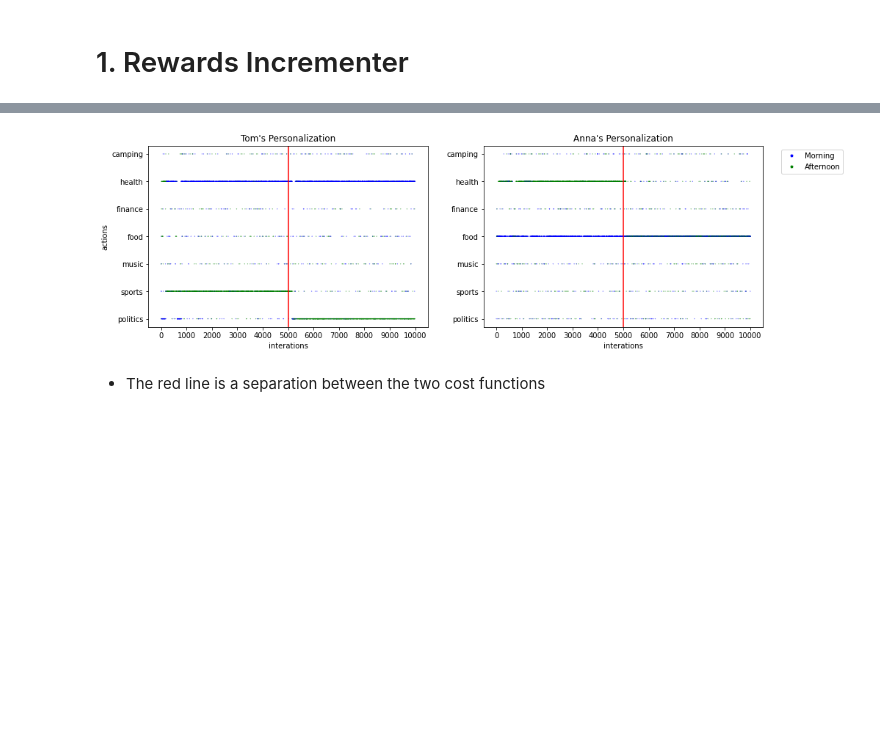
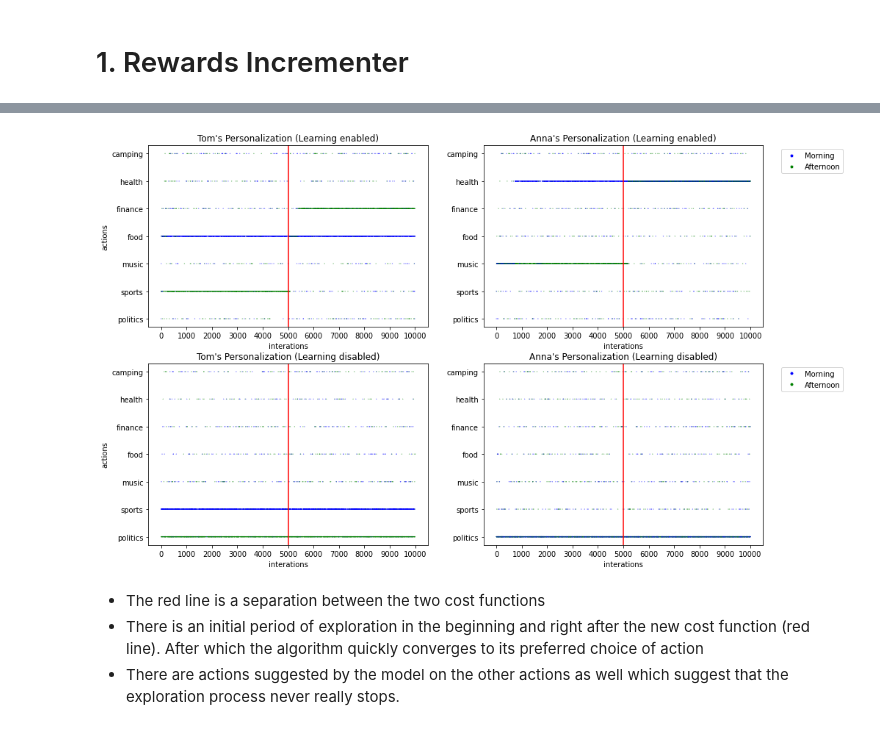
Before and after one commit to nihaldsouza/vw-cb-exercise, a Jupyter notebook: vw_cb_content_personalization.ipynb, the cells around one changed output, grey strips where cells are left out. Drawn from its saved outputs; the diff is of its cells as text; code cells hidden in the pictures; blank space fills up the shorter version.

Commit message:
Adding VW algorithms

```diff
--- a/vw_cb_content_personalization.ipynb
+++ b/vw_cb_content_personalization.ipynb
@@ -257,8 +257,8 @@ def run_simulation_with_rewards_incrementer(vw, num_iterations, users, times_of_
             # cost = -1 indicates a reward. With every successive reward, the reward value is incremented by the value specified in 'rewards_increment'
             if cost == -1:
                 cost = cost+current_increment_value
-                cost_sum += cost
                 current_increment_value += rewards_increment
+                cost_sum -= 1
             # cost = 0 indicates no reward. If there was a successive run of rewards previously, a 'no rewards' action breaks the streak and sets the 'current_increment_value' back to the original 'rewards_increment' value
             elif cost == 0:
                 current_increment_value = rewards_increment
@@ -273,18 +273,26 @@ def run_simulation_with_rewards_incrementer(vw, num_iterations, users, times_of_
             ctr.append(-1*cost_sum/i)
         start_counter = end_counter
         end_counter = start_counter + num_iterations
-    print("Average CTR: ", sum(ctr)/(num_iterations*len(cost_functions)))
+    print("Average CTR: ", -1*cost_sum/(num_iterations*len(cost_functions)))
     return ctr, record_info
 # %%
 # Instantiate learner in VW
 vw = pyvw.vw("--cb_explore_adf -q UA --quiet --epsilon 0.2")
 
 num_iterations_per_cost_func = 5000
-rewards_increment = -1e-05
+rewards_increment = -0.00005 #-1e-05=-0.00005
 cost_functions = [get_cost, get_cost_new1]
 total_iterations = num_iterations_per_cost_func * len(cost_functions)
+#With learning
+ctr, record_info = run_simulation_with_rewards_incrementer(vw, num_iterations_per_cost_func, users, times_of_day, actions, cost_functions, rewards_increment)
+#No learning
+ctr_nl, record_info_nl = run_simulation_with_rewards_incrementer(vw, num_iterations_per_cost_func, users, times_of_day, actions, cost_functions, rewards_increment, do_learn = False)
 
-ctr, record_info = run_simulation_with_rewards_incrementer(vw, num_iterations_per_cost_func, users, times_of_day, actions, cost_functions, rewards_increment)
-
+plt.figure(figsize=(15,5))
+plt.subplot(121)
+plt.title("Learning enabled")
 plot_ctr(total_iterations, ctr)
+plt.subplot(122)
+plt.title("Learning disabled")
+plot_ctr(total_iterations, ctr_nl)
 # %% [output]
@@ -300,33 +309,53 @@ def color_time_of_day_map(tod):
 # %%
 #Side-by-side comparision of Tom's and Anna's Personalization
 from matplotlib.colors import ListedColormap
-from matplotlib.patches import Patch
 from matplotlib.lines import Line2D
 
 plt.figure(figsize=(15,10))
 colours = ListedColormap(['b','g'])
 classes=["morning", "afternoon"]
 legend_elements = [Line2D([0], [0], marker='o', color='w', label='Morning', markerfacecolor='b', markersize=5), Line2D([0], [0], marker='o', color='w', label='Afternoon', markerfacecolor='g', markersize=5)]
 
 plt.subplot(221)
-plt.title('Tom\'s Personalization')
+plt.title('Tom\'s Personalization (Learning enabled)')
 plt.xlabel('interations')
 plt.ylabel('actions')
 plt.xticks(ticks=range(0, total_iterations+1, 1000), labels=range(0, total_iterations+1, 1000))
 plt.yticks(ticks=range(len(actions)), labels=actions)
 plt.axvline(x=total_iterations/2, color='r')
 plt.scatter(record_info['Tom']['iterations'], record_info['Tom']['action'], c=[color_time_of_day_map(day) for day in record_info['Tom']['time_of_day']], cmap=colours, s=.05)
 
 plt.subplot(222)
-plt.title('Anna\'s Personalization')
+plt.title('Anna\'s Personalization (Learning enabled)')
 plt.xlabel('interations')
 plt.xticks(ticks=range(0, total_iterations+1, 1000), labels=range(0, total_iterations+1, 1000))
 plt.yticks(ticks=range(len(actions)), labels=actions)
 plt.scatter(record_info['Anna']['iterations'], record_info['Anna']['action'], c=[color_time_of_day_map(day) for day in record_info['Anna']['time_of_day']], cmap=colours, s=.05)
 plt.axvline(x=total_iterations/2, color='r')
 plt.legend(handles=legend_elements, loc='upper right', bbox_to_anchor=(1.3, 1))
+
+plt.subplot(223)
+plt.title('Tom\'s Personalization (Learning disabled)')
+plt.xlabel('interations')
+plt.ylabel('actions')
+plt.xticks(ticks=range(0, total_iterations+1, 1000), labels=range(0, total_iterations+1, 1000))
+plt.yticks(ticks=range(len(actions)), labels=actions)
+plt.axvline(x=total_iterations/2, color='r')
+plt.scatter(record_info_nl['Tom']['iterations'], record_info_nl['Tom']['action'], c=[color_time_of_day_map(day) for day in record_info_nl['Tom']['time_of_day']], cmap=colours, s=.05)
+
+plt.subplot(224)
+plt.title('Anna\'s Personalization (Learning disabled)')
+plt.xlabel('interations')
+plt.xticks(ticks=range(0, total_iterations+1, 1000), labels=range(0, total_iterations+1, 1000))
+plt.yticks(ticks=range(len(actions)), labels=actions)
+plt.scatter(record_info_nl['Anna']['iterations'], record_info_nl['Anna']['action'], c=[color_time_of_day_map(day) for day in record_info_nl['Anna']['time_of_day']], cmap=colours, s=.05)
+plt.axvline(x=total_iterations/2, color='r')
+plt.legend(handles=legend_elements, loc='upper right', bbox_to_anchor=(1.3, 1))
+
 plt.show()
 # %% [output]
-[figure, old version]
+[figure, new version]
 # %% [markdown]
 * The red line is a separation between the two cost functions
+* There is an initial period of exploration in the beginning and right after the new cost function (red line). After which the algorithm quickly converges to its preferred choice of action
+* There are actions suggested by the model on the other actions as well which suggest that the exploration process never really stops.
```
Also changed, not shown: parts of 20 cells of this notebook.
